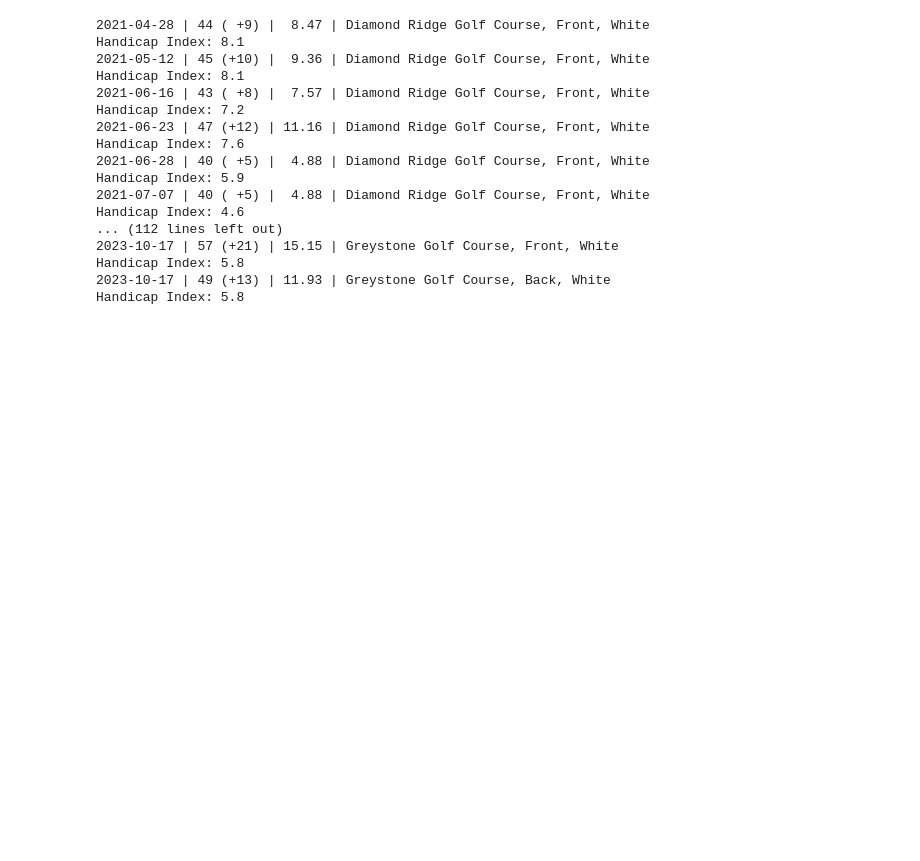
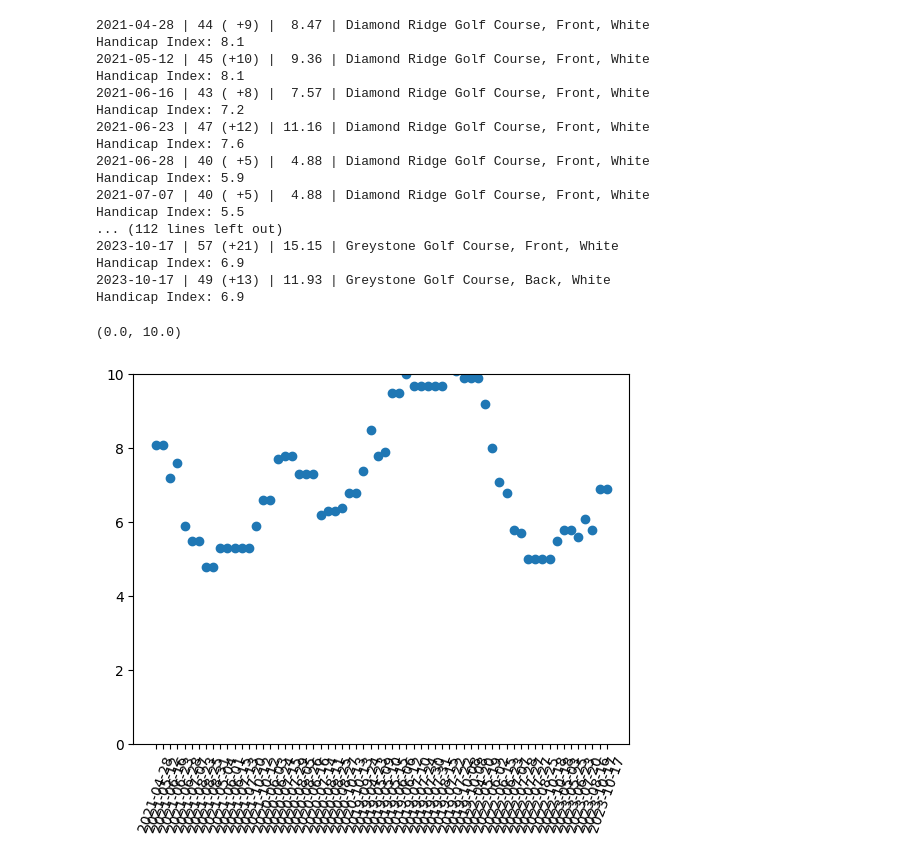
Before and after one commit to adjaunzemis/apl-golf-league-backend, a Jupyter notebook: scripts/aplgolf_handicaps.ipynb, the cells around one changed output. Drawn from its saved outputs; the diff is of its cells as text; code cells hidden in the pictures; blank space fills up the shorter version.

Commit message:
Fixed handicap calculation, added plot for handicap history

```diff
--- a/scripts/aplgolf_handicaps.ipynb
+++ b/scripts/aplgolf_handicaps.ipynb
@@ -65,7 +86,7 @@ class HoleHandicapData:
 class RoundHandicapData:
     round_id: int
     golfer_id: int
-    # tee_id: int # TODO: include this too?
+    tee_id: int
     date_played: datetime
     course_name: str
     track_name: str
@@ -112,6 +133,7 @@ DATA_FILE = "./handicap_data/handicap_data_golfer_003.csv"
 df = pd.read_csv(DATA_FILE)
 
 round_data: list[RoundHandicapData] = []
+handicap_indexes: list[HandicapIndex] = []
 
 for round_id, round_df in df.groupby("round_id"):
     round_holes: list[HoleHandicapData] = []
@@ -130,7 +152,7 @@ for round_id, round_df in df.groupby("round_id"):
     round_data.append(RoundHandicapData(
         round_id=round_df.iloc[0]["round_id"],
         golfer_id=round_df.iloc[0]["golfer_id"],
-        # tee_id=round_df.iloc[0]["tee_id"], # TODO: include this too?
+        tee_id=round_df.iloc[0]["tee_id"],
         date_played=pd.to_datetime(round_df.iloc[0]["date_played"]),
         course_name=round_df.iloc[0]["course_name"],
         track_name=round_df.iloc[0]["track_name"],
@@ -142,16 +164,16 @@ for round_id, round_df in df.groupby("round_id"):
 
     print(f"{round_data[-1].date_played.strftime("%Y-%m-%d")} | {round_data[-1].gross_score} ({round_data[-1].gross_score_to_par:+3d}) | {round_data[-1].scoring_differential:5.2f} | {round_data[-1].course_name}, {round_data[-1].track_name}, {round_data[-1].tee_name}")
 
-    if len(round_data) > 5: # TODO: un-hardcode
-        rounds_in_scoring_record = round_data[-5:]
+    if len(round_data) > 10: # TODO: un-hardcode
+        rounds_in_scoring_record = round_data[-10:]
     else:
         rounds_in_scoring_record = round_data[:]
 
-    handicap_index = HandicapIndex(
+    handicap_indexes.append(HandicapIndex(
         date_posted=round_data[-1].date_played,
         rounds=rounds_in_scoring_record
-    )
-    print(f"Handicap Index: {handicap_index.index:.1f}")
+    ))
+    print(f"Handicap Index: {handicap_indexes[-1].index:.1f}")
 # %% [output]
 2021-04-28 | 44 ( +9) |  8.47 | Diamond Ridge Golf Course, Front, White
 Handicap Index: 8.1
@@ -164,9 +186,18 @@ Handicap Index: 7.6
 2021-06-28 | 40 ( +5) |  4.88 | Diamond Ridge Golf Course, Front, White
 Handicap Index: 5.9
 2021-07-07 | 40 ( +5) |  4.88 | Diamond Ridge Golf Course, Front, White
-Handicap Index: 4.6
+Handicap Index: 5.5
 ... (112 lines left out)
 2023-10-17 | 57 (+21) | 15.15 | Greystone Golf Course, Front, White
-Handicap Index: 5.8
+Handicap Index: 6.9
 2023-10-17 | 49 (+13) | 11.93 | Greystone Golf Course, Back, White
-Handicap Index: 5.8
+Handicap Index: 6.9
+# %%
+from matplotlib import pyplot as plt
+
+plt.scatter([num for num in range(1, len(handicap_indexes) + 1)], [h.index for h in handicap_indexes])
+plt.xticks([num for num in range(1, len(handicap_indexes) + 1)], [h.date_posted.strftime("%Y-%m-%d") for h in handicap_indexes], rotation=70)
+plt.ylim(0, 10)
+# %% [output]
+(0.0, 10.0)
+[figure, added]
```
Also changed, not shown: parts of 2 cells of this notebook.
